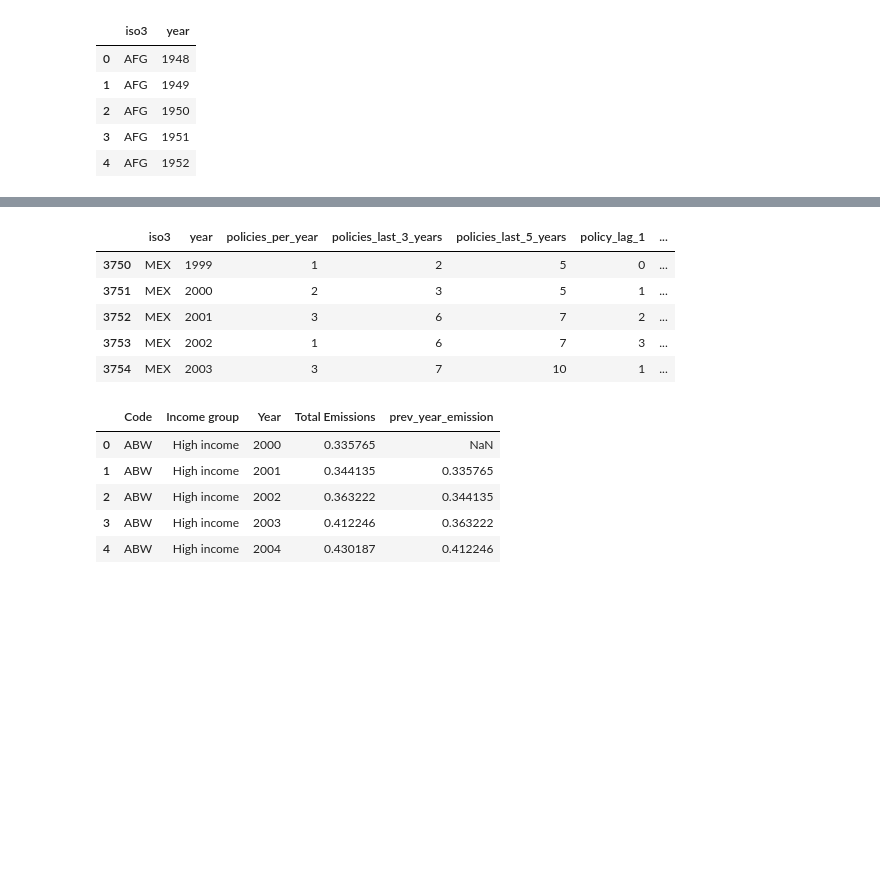
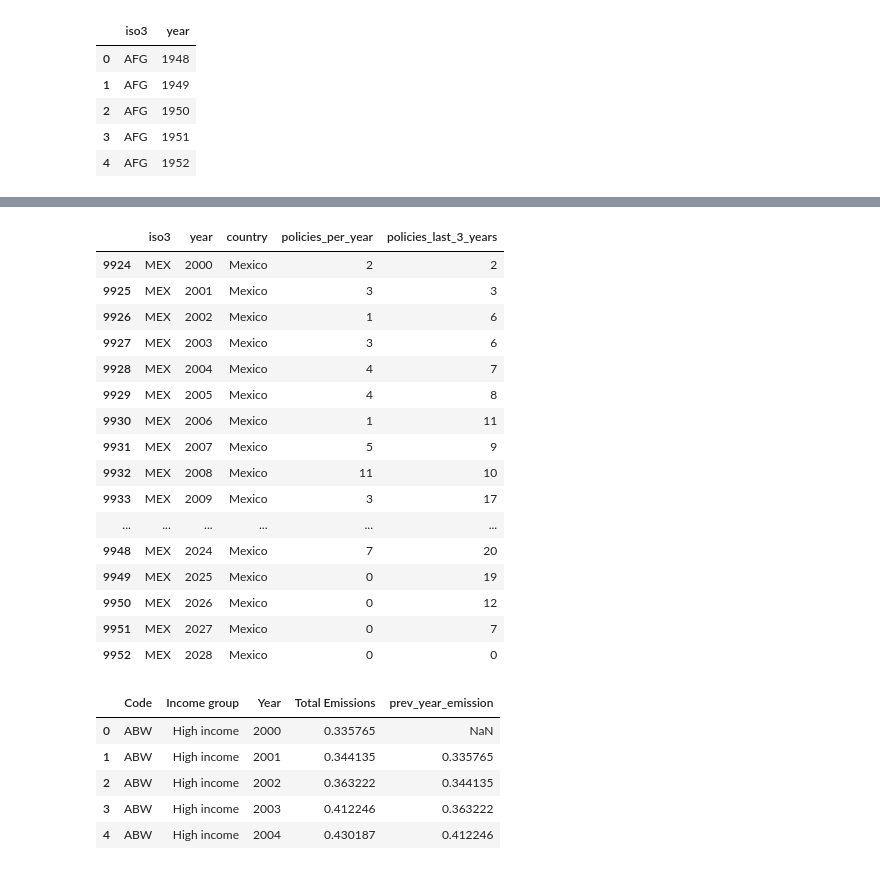
Before and after one commit to jroblar/ndc_evaluation, a Jupyter notebook: data_processing_scripts/policy_feature_engineering.ipynb, the cells around one changed output, grey strips where cells are left out. Cells and saved outputs as stored; diff of their text form; code cells hidden in the pictures; blank space fills up the shorter version.

```diff
--- a/data_processing_scripts/policy_feature_engineering.ipynb
+++ b/data_processing_scripts/policy_feature_engineering.ipynb
@@ -108,10 +108,12 @@ def get_number_of_policies_in_the_last_years(df, n):
     # using min_periods=n to ensure that if there are fewer than n years, the result is NaN.
     df_sorted[new_col_name] = (
         df_sorted.groupby('iso3')['policies_per_year']
-                 .rolling(window=n, min_periods=n)
-                 .sum()
-                 .reset_index(level=0, drop=True)
+                .rolling(window=n, min_periods=n)
+                .sum()
+                .shift(1)  # excludes current year
+                .reset_index(level=0, drop=True)
     )
+
 
     # Drop NaNs
     df_sorted = df_sorted.dropna(subset=[new_col_name])
@@ -279,0 +282,4 @@ df_policies_per_year
+# %%
+df_region_iso = df_policies_per_year[['iso3', 'country']].copy()
+df_region_iso = df_region_iso.drop_duplicates()
+df_region_iso.head()
@@ -299,12 +312,13 @@ df_combinations.head()
 | 3 | AFG | 1951 |
 | 4 | AFG | 1952 |
 # %%
-df_template = pd.merge(df_combinations, df_policies_per_year, on=['iso3', 'year'], how='left')
+df_template = pd.merge(df_combinations, df_region_iso, on=['iso3'], how='left')
+df_template = pd.merge(df_template, df_policies_per_year.drop(columns='country'), on=['iso3', 'year'], how='left')
 
 #NOTE: Assume that there were no policies in the years where the data is missing
 df_template = df_template.fillna(0)
 
-# Make policies per year int
+# # Make policies per year int
 df_template['policies_per_year'] = df_template['policies_per_year'].astype(int)
 df_template
 # %% [output]
@@ -324,16 +338,16 @@ df_template
 # %%
 policies_in_the_last_years = get_number_of_policies_in_the_last_years(df_template, 3)
-policies_in_the_last_years = get_number_of_policies_in_the_last_years(policies_in_the_last_years, 5)
+# policies_in_the_last_years = get_number_of_policies_in_the_last_years(policies_in_the_last_years, 5)
 
-policies_in_the_last_years = get_policy_lag(policies_in_the_last_years, 1)
-policies_in_the_last_years = get_policy_lag(policies_in_the_last_years, 2)
-policies_in_the_last_years = get_policy_lag(policies_in_the_last_years, 3)
-policies_in_the_last_years = get_policy_lag(policies_in_the_last_years, 4)
-policies_in_the_last_years = get_policy_lag(policies_in_the_last_years, 5)
-policies_in_the_last_years = get_policy_lag(policies_in_the_last_years, 6)
-policies_in_the_last_years = get_policy_lag(policies_in_the_last_years, 7)
-policies_in_the_last_years = get_policy_lag(policies_in_the_last_years, 8)
-policies_in_the_last_years = get_policy_lag(policies_in_the_last_years, 9)
+# policies_in_the_last_years = get_policy_lag(policies_in_the_last_years, 1)
+# policies_in_the_last_years = get_policy_lag(policies_in_the_last_years, 2)
+# policies_in_the_last_years = get_policy_lag(policies_in_the_last_years, 3)
+# policies_in_the_last_years = get_policy_lag(policies_in_the_last_years, 4)
+# policies_in_the_last_years = get_policy_lag(policies_in_the_last_years, 5)
+# policies_in_the_last_years = get_policy_lag(policies_in_the_last_years, 6)
+# policies_in_the_last_years = get_policy_lag(policies_in_the_last_years, 7)
+# policies_in_the_last_years = get_policy_lag(policies_in_the_last_years, 8)
+# policies_in_the_last_years = get_policy_lag(policies_in_the_last_years, 9)
 
 policies_in_the_last_years
 # %% [output]
@@ -362,12 +376,23 @@ policies_in_the_last_years[policies_in_the_last_years['iso3'] == 'USA'].head()
 # %%
-policies_in_the_last_years[policies_in_the_last_years['iso3'] == 'MEX'].head()
+policies_in_the_last_years[(policies_in_the_last_years['iso3'] == 'MEX') & (policies_in_the_last_years['year'] > 1999)]
 # %% [output]
-|  | iso3 | year | policies_per_year | policies_last_3_years | policies_last_5_years | policy_lag_1 | ... |
-| 3750 | MEX | 1999 | 1 | 2 | 5 | 0 | ... |
-| 3751 | MEX | 2000 | 2 | 3 | 5 | 1 | ... |
-| 3752 | MEX | 2001 | 3 | 6 | 7 | 2 | ... |
-| 3753 | MEX | 2002 | 1 | 6 | 7 | 3 | ... |
-| 3754 | MEX | 2003 | 3 | 7 | 10 | 1 | ... |
+|  | iso3 | year | country | policies_per_year | policies_last_3_years |
+| 9924 | MEX | 2000 | Mexico | 2 | 2 |
+| 9925 | MEX | 2001 | Mexico | 3 | 3 |
+| 9926 | MEX | 2002 | Mexico | 1 | 6 |
+| 9927 | MEX | 2003 | Mexico | 3 | 6 |
+| 9928 | MEX | 2004 | Mexico | 4 | 7 |
+| 9929 | MEX | 2005 | Mexico | 4 | 8 |
+| 9930 | MEX | 2006 | Mexico | 1 | 11 |
+| 9931 | MEX | 2007 | Mexico | 5 | 9 |
+| 9932 | MEX | 2008 | Mexico | 11 | 10 |
+| 9933 | MEX | 2009 | Mexico | 3 | 17 |
+| ... | ... | ... | ... | ... | ... |
+| 9948 | MEX | 2024 | Mexico | 7 | 20 |
+| 9949 | MEX | 2025 | Mexico | 0 | 19 |
+| 9950 | MEX | 2026 | Mexico | 0 | 12 |
+| 9951 | MEX | 2027 | Mexico | 0 | 7 |
+| 9952 | MEX | 2028 | Mexico | 0 | 0 |
 # %%
 prev_year_emissions_df = get_previous_year_emissions(df_emissions)
 prev_year_emissions_df.head()
```
Also changed, not shown: parts of 11 cells of this notebook, 1 other file.
